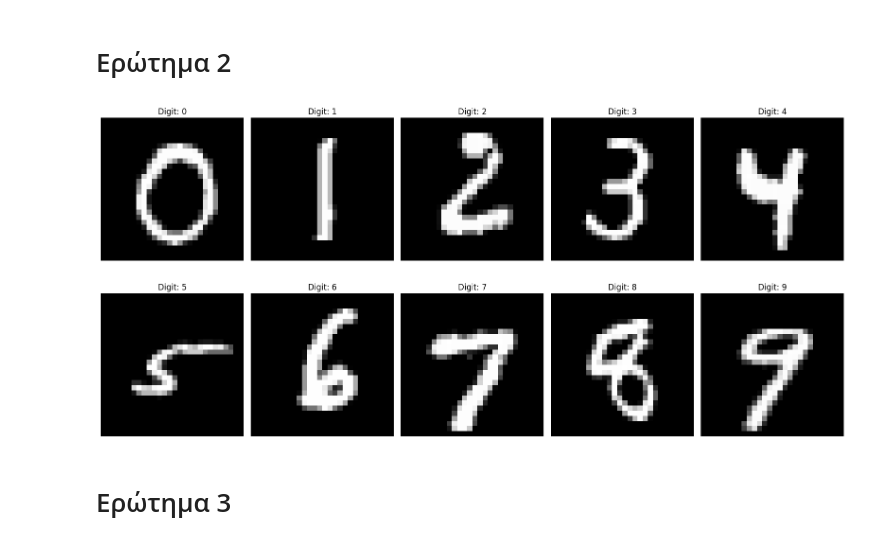
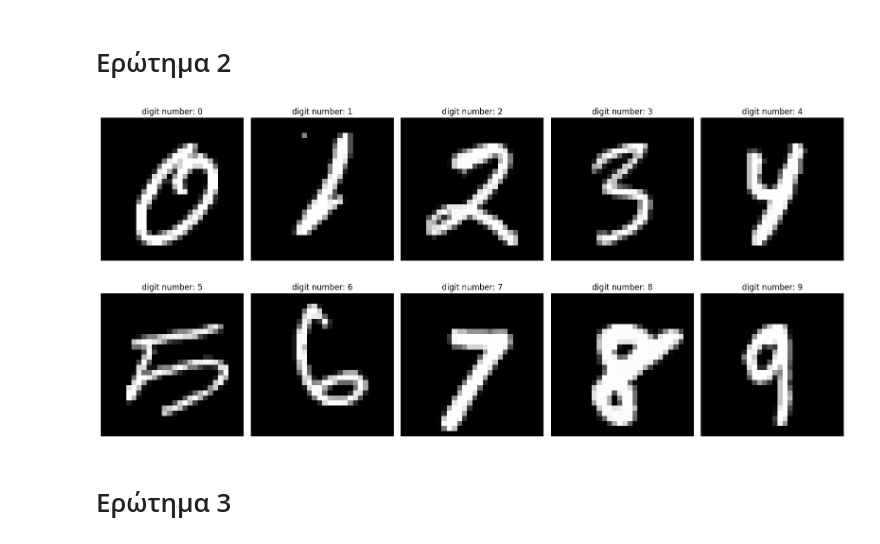
Before and after one commit to avionerman/machine_learning_2025, a Jupyter notebook: Exercise_5_MNIST_Images.ipynb, the cells around one changed output. Drawn from its saved outputs; the diff is of its cells as text; code cells hidden in the pictures.

```diff
--- a/Exercise_5_MNIST_Images.ipynb
+++ b/Exercise_5_MNIST_Images.ipynb
@@ -21,19 +21,19 @@ x_train.shape, y_train.shape, x_test.shape, y_test.shape
 # %%
 plt.figure(figsize=(16, 8))
 
-for digit in range(10):
-  indices = np.where(y_train == digit)[0]
+for digit_number in range(10):
+  indices = np.where(y_train == digit_number)[0]
   random_idx = np.random.choice(indices)
   image = x_train[random_idx]
-  plt.subplot(2, 5, digit + 1)
+  plt.subplot(2, 5, digit_number + 1)
   plt.imshow(image, cmap='gray')
-  plt.title(f"Digit: {digit}")
+  plt.title(f"digit number: {digit_number}")
   plt.axis('off')
 
 plt.tight_layout()
 plt.show()
 # %% [output]
-[figure, old version]
+[figure, new version]
 # %% [markdown]
 # Ερώτημα 3
 # %% [markdown]
```
